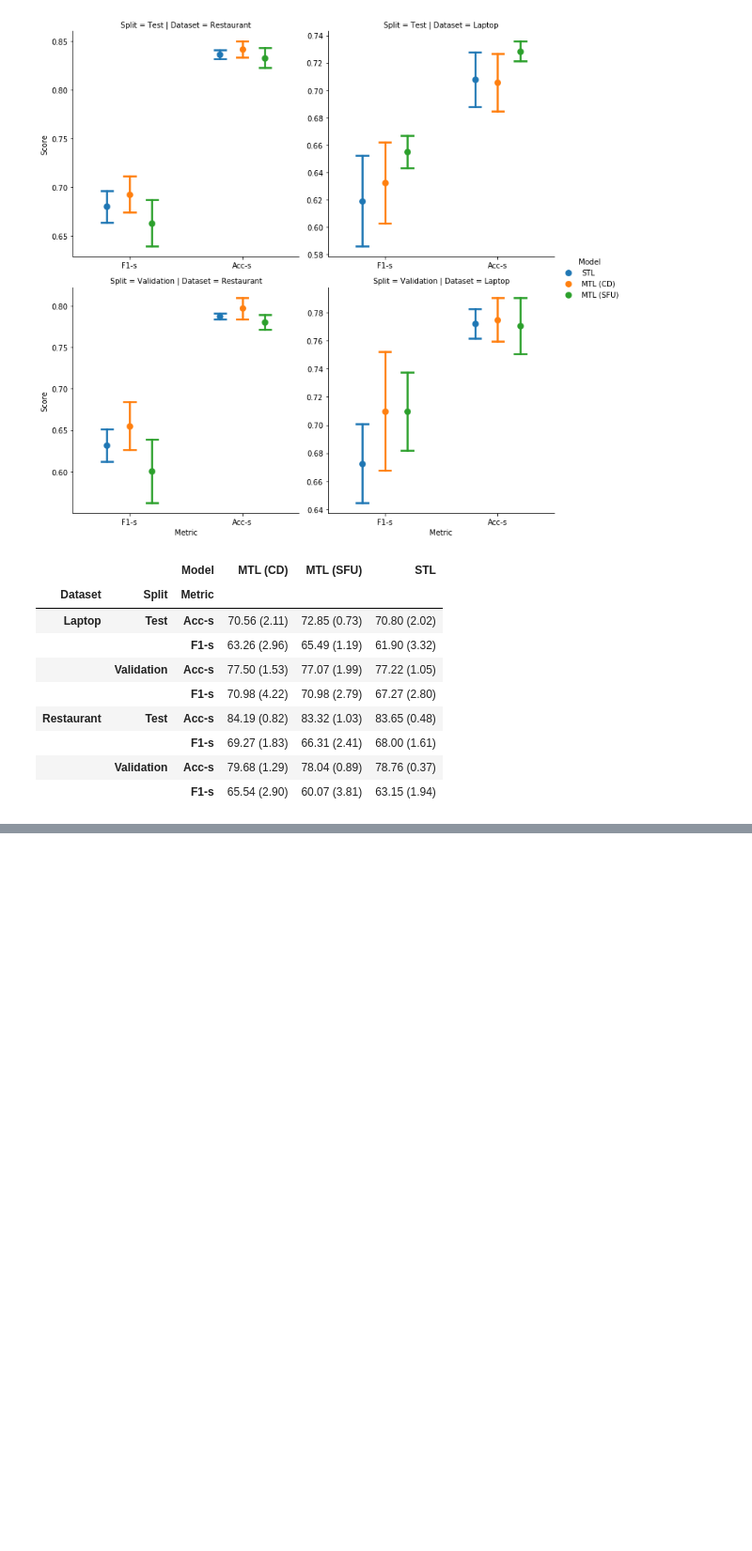
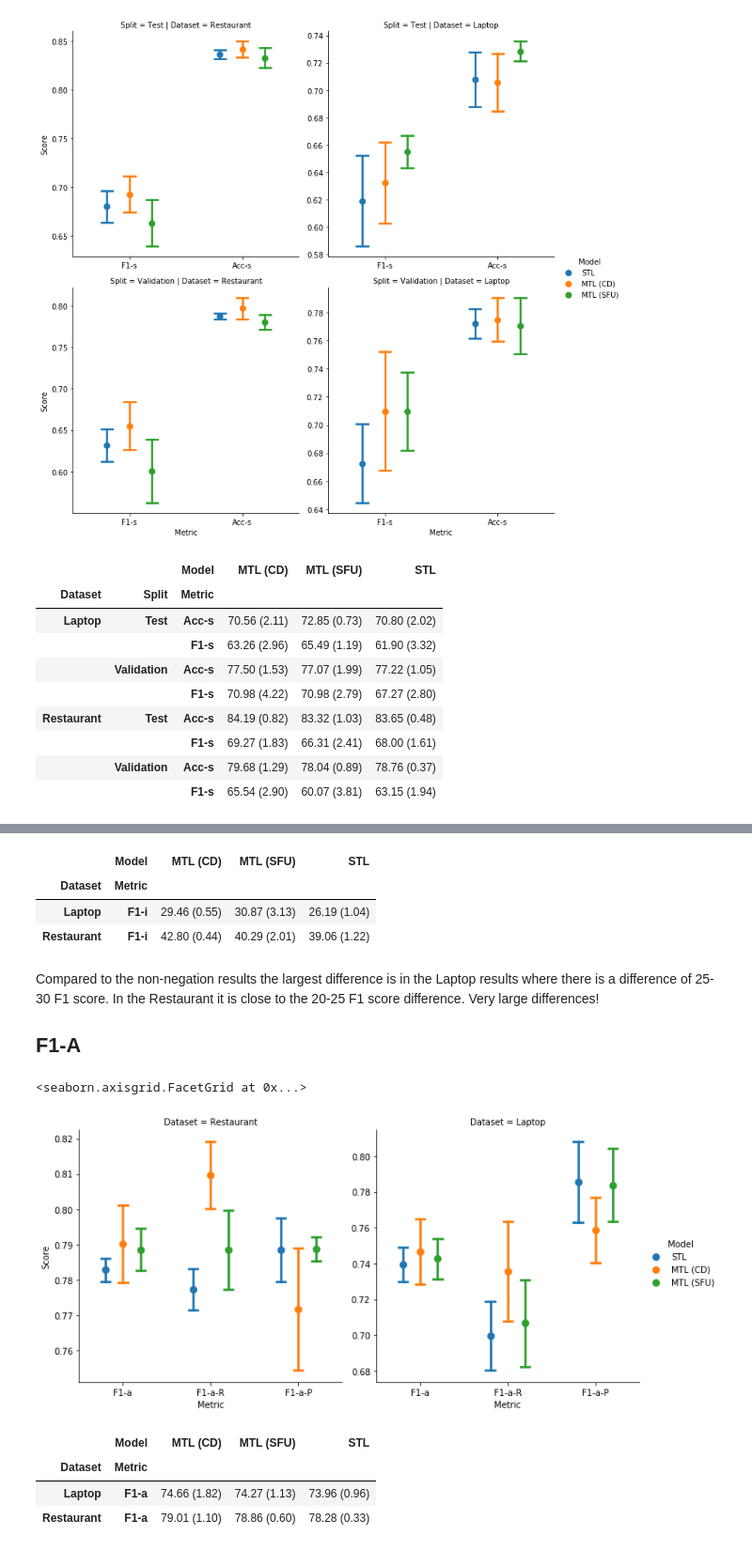
Before and after one commit to jerbarnes/multitask_negation_for_targeted_sentiment, a Jupyter notebook: notebooks/Evaluation_Metrics.ipynb, the cells around one changed output, grey strips where cells are left out. Shown at 94% size. Saved outputs shown, nothing was run; the diff lists cells and outputs as text; code cells hidden in the pictures; blank space fills up the shorter version.

```diff
--- a/notebooks/Evaluation_Metrics.ipynb
+++ b/notebooks/Evaluation_Metrics.ipynb
@@ -212,0 +315,32 @@ pd.pivot_table(values='Score',
+# %%
+f1_i_negation_results = negation_results_df[negation_results_df['Metric'].isin(['F1-i'])]
+pd.pivot_table(values='Score',
+               columns=['Dataset', 'Metric'],
+               index='Model', data=f1_i_negation_results, aggfunc=mean_std).T
+# %% [output]
+|  | Model | MTL (CD) | MTL (SFU) | STL |
+| Dataset | Metric |  |  |  |
+| Laptop | F1-i | 29.46 (0.55) | 30.87 (3.13) | 26.19 (1.04) |
+| Restaurant | F1-i | 42.80 (0.44) | 40.29 (2.01) | 39.06 (1.22) |
+# %% [markdown]
+Compared to the non-negation results the largest difference is in the Laptop results where there is a difference of 25-30 F1 score. In the Restaurant it is close to the 20-25 F1 score difference. Very large differences!
+
+## F1-A
+# %%
+f1_a_negation_results = negation_results_df[negation_results_df['Metric'].isin(['F1-a', 'F1-a-P', 'F1-a-R'])]
+sns.catplot(data=f1_a_negation_results, hue='Model', col='Dataset', x='Metric',
+            y='Score', sharex=False, sharey=False, kind='point', ci='sd',
+            join=False, dodge=0.4, capsize=0.1)
+# %% [output]
+<seaborn.axisgrid.FacetGrid at 0x...>
+[figure, added]
+# %%
+f1_a_negation_results = negation_results_df[negation_results_df['Metric'].isin(['F1-a'])]
+pd.pivot_table(values='Score',
+               columns=['Dataset', 'Metric'],
+               index='Model', data=f1_a_negation_results, aggfunc=mean_std).T
+# %% [output]
+|  | Model | MTL (CD) | MTL (SFU) | STL |
+| Dataset | Metric |  |  |  |
+| Laptop | F1-a | 74.66 (1.82) | 74.27 (1.13) | 73.96 (0.96) |
+| Restaurant | F1-a | 79.01 (1.10) | 78.86 (0.60) | 78.28 (0.33) |
```
Also changed, not shown: parts of 9 cells of this notebook.
